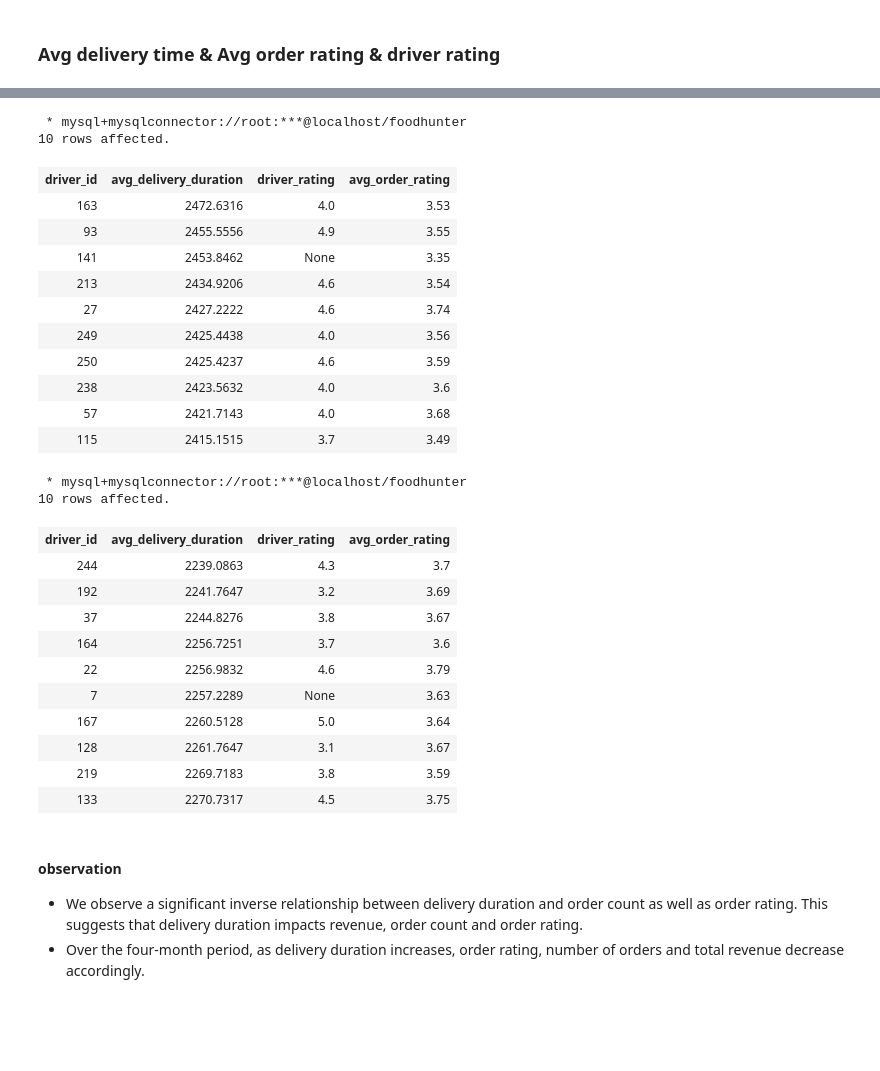
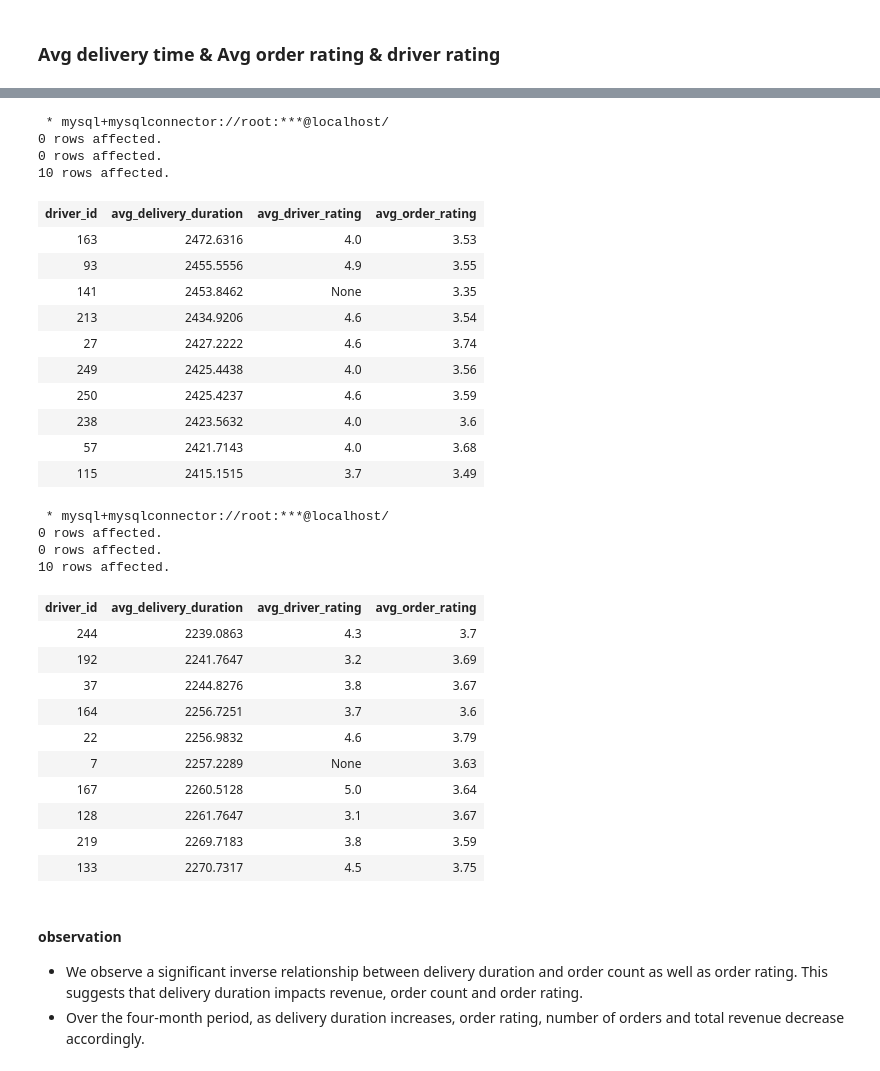
Before and after one commit to VigneshKanna18/foodhunter-revenue-drop-analysis, a Jupyter notebook: foodhunter analysis.ipynb, the cells around one changed output, grey strips where cells are left out. Drawn from its saved outputs; the diff is of its cells as text; code cells hidden in the pictures; blank space fills up the shorter version.

```diff
--- a/foodhunter analysis.ipynb
+++ b/foodhunter analysis.ipynb
@@ -630,20 +714,30 @@ month_lagsummary;
 | 9 | 3111.8420 | 0.29 | 3.0 | -0.11 | 9365 | ... |
 # %%
 %%sql
+
+drop view if exists foodhunter_reports.top_ten_worst_performers;
 # Identifying the top 10 worst-performing delivery partners with higher average delivery duration, lower order ratings and with poor driver ratings.
+create view foodhunter_reports.top_ten_worst_performers as
 select
   driver_id,
   avg(delivery_duration) as avg_delivery_duration,
-  round(avg(driver_rating), 2) as driver_rating,
+  round(avg(driver_rating), 2) as avg_driver_rating,
   round(avg(order_rating), 2) as avg_order_rating
-from avg_deliverytime_and_revenue
+from foodhunter_reports.deliverytime_and_revenue
 group by driver_id
-order by avg_delivery_duration desc, avg_order_rating asc, driver_rating asc
+order by avg_delivery_duration desc, avg_order_rating asc, avg_driver_rating asc
 limit 10;
+
+select
+*
+from
+foodhunter_reports.top_ten_worst_performers;
 # %% [output]
- * mysql+mysqlconnector://root:***@localhost/foodhunter
+ * mysql+mysqlconnector://root:***@localhost/
+0 rows affected.
+0 rows affected.
 10 rows affected.
-| driver_id | avg_delivery_duration | driver_rating | avg_order_rating |
+| driver_id | avg_delivery_duration | avg_driver_rating | avg_order_rating |
 | 163 | 2472.6316 | 4.0 | 3.53 |
 | 93 | 2455.5556 | 4.9 | 3.55 |
 | 141 | 2453.8462 | None | 3.35 |
@@ -656,20 +750,31 @@ limit 10;
 | 115 | 2415.1515 | 3.7 | 3.49 |
 # %%
 %%sql
+
+drop view if exists foodhunter_reports.top_ten_best_performers;
 #Identifying the top 10 best-performing delivery partners with lower average delivery duration, higher order ratings and better driver ratings.
+
+create view foodhunter_reports.top_ten_best_performers as
 select
   driver_id,
   avg(delivery_duration) as avg_delivery_duration,
-  round(avg(driver_rating), 2) as driver_rating,
+  round(avg(driver_rating), 2) as avg_driver_rating,
   round(avg(order_rating), 2) as avg_order_rating
-from avg_deliverytime_and_revenue
+from foodhunter_reports.deliverytime_and_revenue
 group by driver_id
-order by avg_delivery_duration asc, driver_rating desc, avg_order_rating desc
+order by avg_delivery_duration asc, avg_order_rating desc, avg_driver_rating desc
 limit 10;
+
+select
+*
+from
+foodhunter_reports.top_ten_best_performers;
 # %% [output]
- * mysql+mysqlconnector://root:***@localhost/foodhunter
+ * mysql+mysqlconnector://root:***@localhost/
+0 rows affected.
+0 rows affected.
 10 rows affected.
-| driver_id | avg_delivery_duration | driver_rating | avg_order_rating |
+| driver_id | avg_delivery_duration | avg_driver_rating | avg_order_rating |
 | 244 | 2239.0863 | 4.3 | 3.7 |
 | 192 | 2241.7647 | 3.2 | 3.69 |
 | 37 | 2244.8276 | 3.8 | 3.67 |
```
Also changed, not shown: parts of 40 cells of this notebook, 4 other files.
